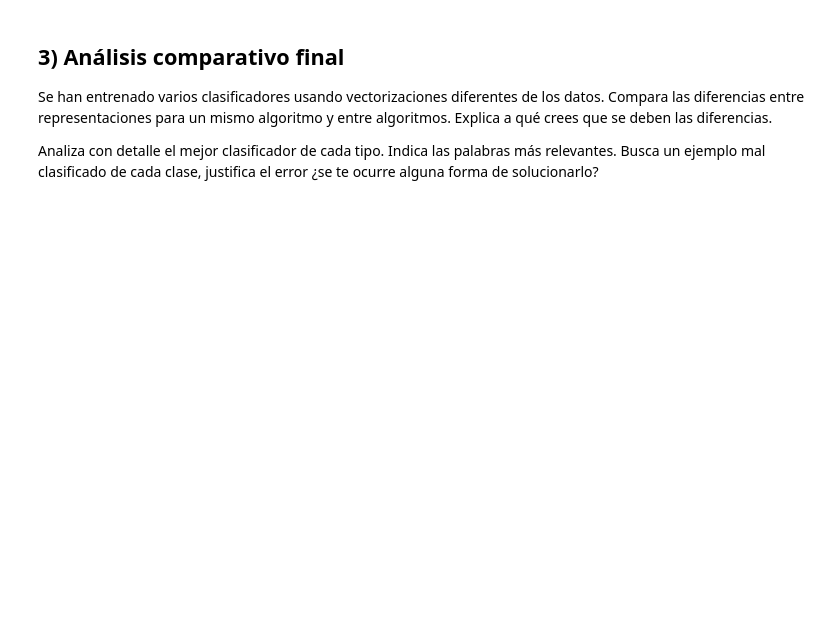
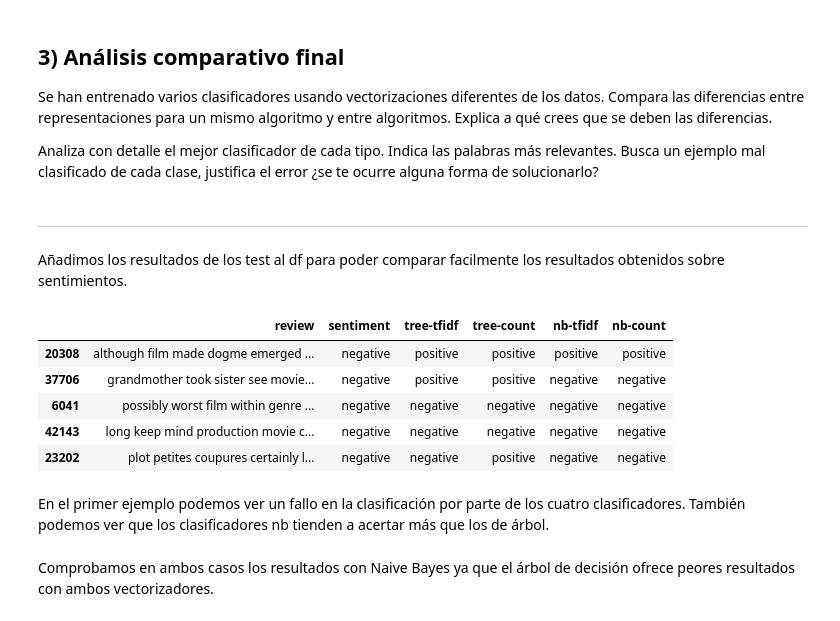
Before and after one commit to ALK222/IA2, a Jupyter notebook: labs/lab3/P3_ap1_clasificacion_texto_2223_enunciado.ipynb, the cells around one changed output. Drawn from its saved outputs; the diff is of its cells as text; code cells hidden in the pictures; blank space fills up the shorter version.

```diff
--- a/labs/lab3/P3_ap1_clasificacion_texto_2223_enunciado.ipynb
+++ b/labs/lab3/P3_ap1_clasificacion_texto_2223_enunciado.ipynb
@@ -242,10 +248,10 @@ Mensaje 1000 vectorizado: ['actors' 'amateur' 'attacked' 'babes' 'bad' 'classifi
 # Tomamos los textos del conjunto de test y los transformamos en una matriz
 # de palabras. Al usar "transform" toma como referencia únicamente las palabras
 # encontradas en el conjunto de entrenamiento
-test_vector_data1=vectorizer.transform(test_data.review)
+test_vector_data=vectorizer.transform(test_data.review)
 # Calculamos el valor TF-IDF
 # Al usar "transform" toma como IDF el del conjunto de entrenamiento
-test_preprocessed=tfidfer.transform(test_vector_data1)
+test_preprocessed=tfidfer.transform(test_vector_data)
 # %% [markdown]
 ENTRENAMOS LOS MODELOS
 # %% [markdown]
@@ -540,3 +542,23 @@ Mensaje vectorizado: phil alien one quirky films humour based around oddness eve
 Se han entrenado varios clasificadores usando vectorizaciones diferentes de los datos. Compara las diferencias entre representaciones para un mismo algoritmo y entre algoritmos. Explica a qué crees que se deben las diferencias.
 
 Analiza con detalle el mejor clasificador de cada tipo. Indica las palabras más relevantes. Busca un ejemplo mal clasificado de cada clase, justifica el error ¿se te ocurre alguna forma de solucionarlo?
+# %% [markdown]
+------
+# %% [markdown]
+Añadimos los resultados de los test al df para poder comparar facilmente los resultados obtenidos sobre sentimientos.
+# %%
+test_data["tree-tfidf"] = tree_test_predictions
+test_data["tree-count"] = tree_test_predictions1
+test_data["nb-tfidf"] = mnb_test_predictions
+test_data["nb-count"] = mnb_test_predictions1
+
+test_data.head()
+# %% [output]
+|  | review | sentiment | tree-tfidf | tree-count | nb-tfidf | nb-count |
+| 20308 | although film made dogme emerged ... | negative | positive | positive | positive | positive |
+| 37706 | grandmother took sister see movie... | negative | positive | positive | negative | negative |
+| 6041 | possibly worst film within genre ... | negative | negative | negative | negative | negative |
+| 42143 | long keep mind production movie c... | negative | negative | negative | negative | negative |
+| 23202 | plot petites coupures certainly l... | negative | negative | positive | negative | negative |
+# %% [markdown]
+En el primer ejemplo podemos ver un fallo en la clasificación por parte de los cuatro clasificadores. También podemos ver que los clasificadores nb tienden a acertar más que los de árbol.
@@ -542,0 +579,2 @@ Analiza con detalle el mejor clasificador de cada tipo. Indica las palabras más
+# %% [markdown]
+Comprobamos en ambos casos los resultados con Naive Bayes ya que el árbol de decisión ofrece peores resultados con ambos vectorizadores.
```
Also changed, not shown: parts of 14 cells of this notebook, 2 other files.
